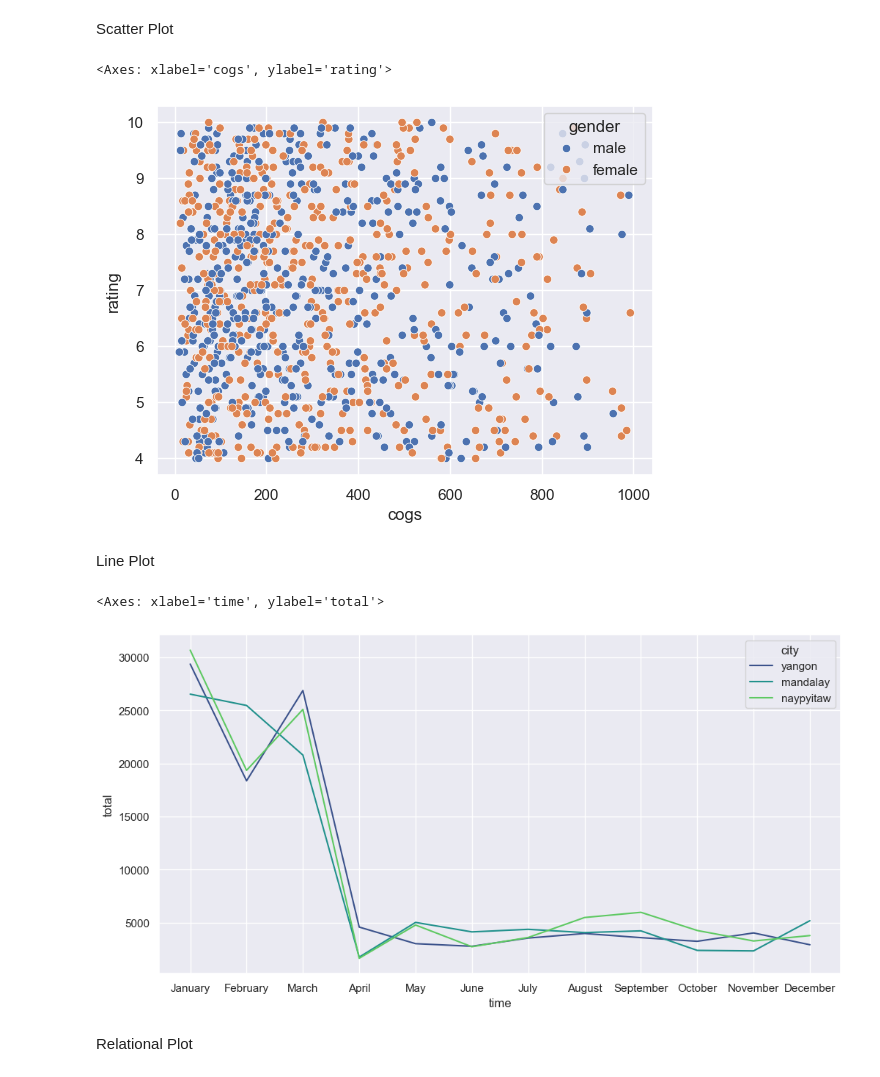
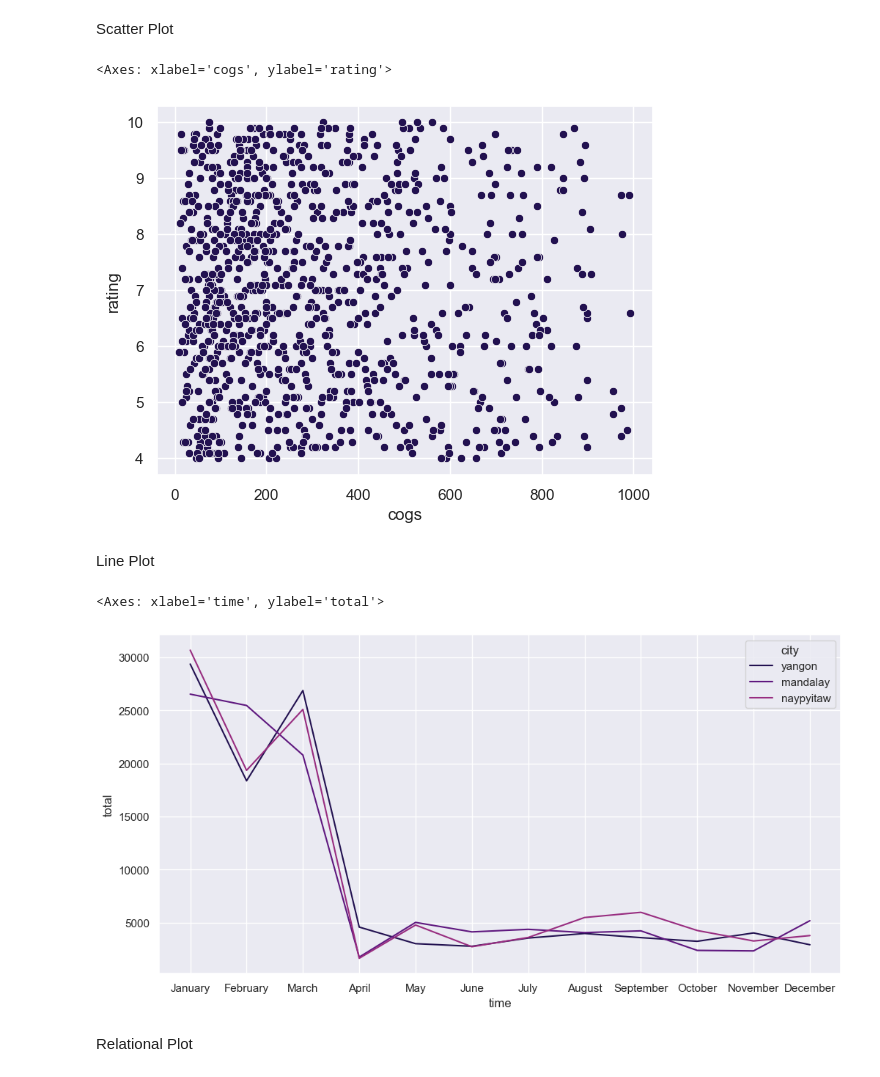
Before and after one commit to NourMansour911/sns_supermarket, a Jupyter notebook: supermarket_sns/cln_market.ipynb, the cells around one changed output. Drawn from its saved outputs; the diff is of its cells as text; code cells hidden in the pictures.

```diff
--- a/supermarket_sns/cln_market.ipynb
+++ b/supermarket_sns/cln_market.ipynb
@@ -51,24 +51,24 @@ Index(['unit_price', 'quantity', 'tax_5%', 'total', 'rating', 'cogs',
 # %% [markdown]
 ## Plotting the Data
 # %%
-sns.set_theme(style='darkgrid')
+sns.set_theme(style='darkgrid',palette='magma',)
 # %% [markdown]
 ### Relational Plots
 # %% [markdown]
 Scatter Plot
 # %%
-sns.scatterplot(data=df, x='cogs', y='rating',hue='gender')
+sns.scatterplot(data=df, x='cogs', y='rating')
 # %% [output]
 <Axes: xlabel='cogs', ylabel='rating'>
-[figure, old version]
+[figure, new version]
 # %% [markdown]
 Line Plot
 # %%
 plt.figure(figsize=(12,6))
-sns.lineplot(x=df['time'].dt.month_name(),y=df['total'],palette='viridis',hue=df['city'],errorbar=None,estimator='sum')
+sns.lineplot(x=df['time'].dt.month_name(),y=df['total'],hue=df['city'],errorbar=None,estimator='sum')
 # %% [output]
 <Axes: xlabel='time', ylabel='total'>
-[figure, old version]
+[figure, new version]
 # %% [markdown]
 Relational Plot
 # %%
```
Also changed, not shown: parts of 28 cells of this notebook, 1 other file.
